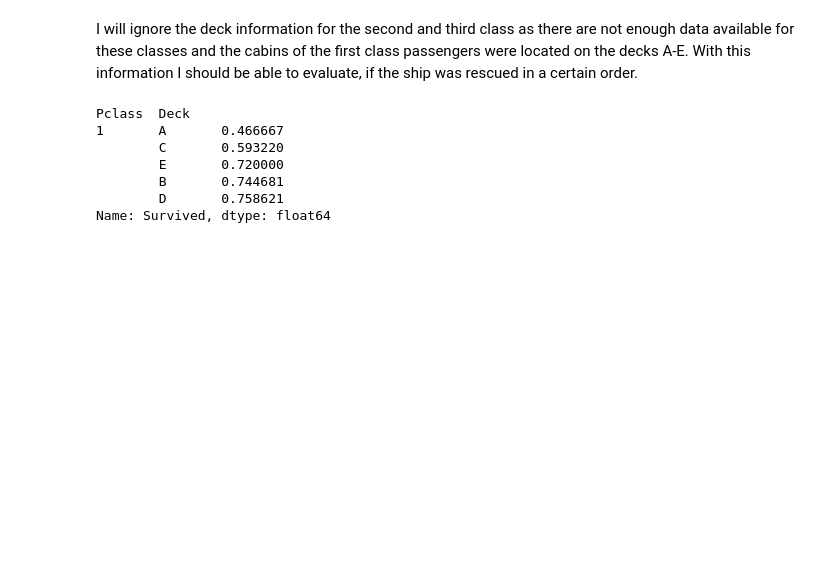
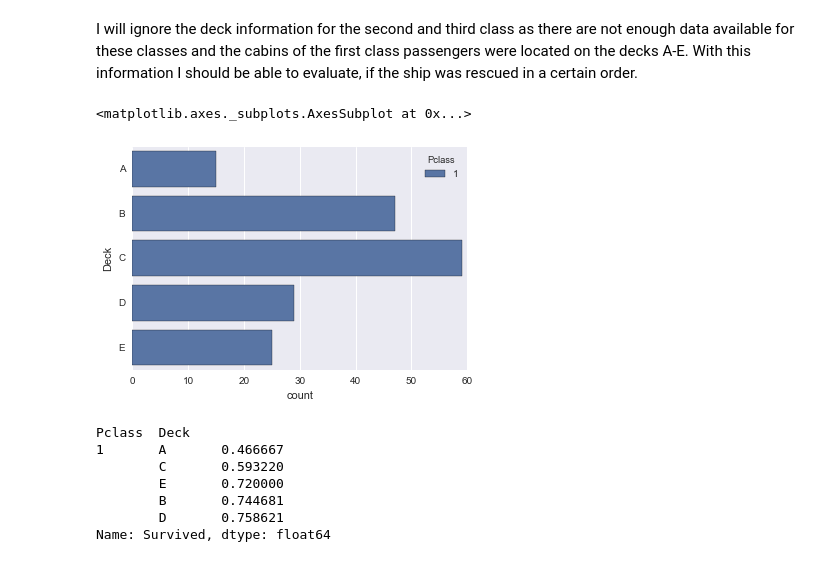
Before and after one commit to jenslaufer/data-analyst-nanodegree, a Jupyter notebook: p2/Assignment/Titanic Data.ipynb, the cells around one changed output. Cells and saved outputs as stored; diff of their text form; code cells hidden in the pictures; blank space fills up the shorter version.

```diff
--- a/p2/Assignment/Titanic Data.ipynb
+++ b/p2/Assignment/Titanic Data.ipynb
@@ -98,0 +99,8 @@ We will extract an own dataset with deck information and remove the cabin from d
+# %%
+def get_deck(cabin):
+    if cabin == cabin:
+        return cabin[0:1]
+    return cabin
+deck_titanic_df = pd.DataFrame(titanic_df['PassengerId'])
+deck_titanic_df['Deck'] = titanic_df.Cabin.apply(get_deck)
+deck_titanic_df = deck_titanic_df.dropna(subset=['Deck'])
@@ -431 +423,3 @@ sns.countplot(y="Deck", hue="Pclass", data=deck_titanic_df.sort_values(by='Deck'
+# %%
+merged = deck_titanic_df.merge(titanic_df, on=['PassengerId'], how='inner')[['Deck', 'Survived', 'Pclass', 'Sex']]
 # %%
@@ -438,4 +432,10 @@ Pclass
 Name: Survived, dtype: int64
 # %% [markdown]
 I will ignore the deck information for the second and third class as there are not enough data available for these classes and the cabins of the first class passengers were located on the decks A-E. With this information I should be able to evaluate, if the ship was rescued in a certain order.
+# %%
+%matplotlib inline
+sns.countplot(y="Deck", hue="Pclass", data=merged[merged['Pclass'] == 1].sort_values(by='Deck'))
+# %% [output]
+<matplotlib.axes._subplots.AxesSubplot at 0x...>
+[figure, added]
 # %%
```
Also changed, not shown: parts of 25 cells of this notebook.
